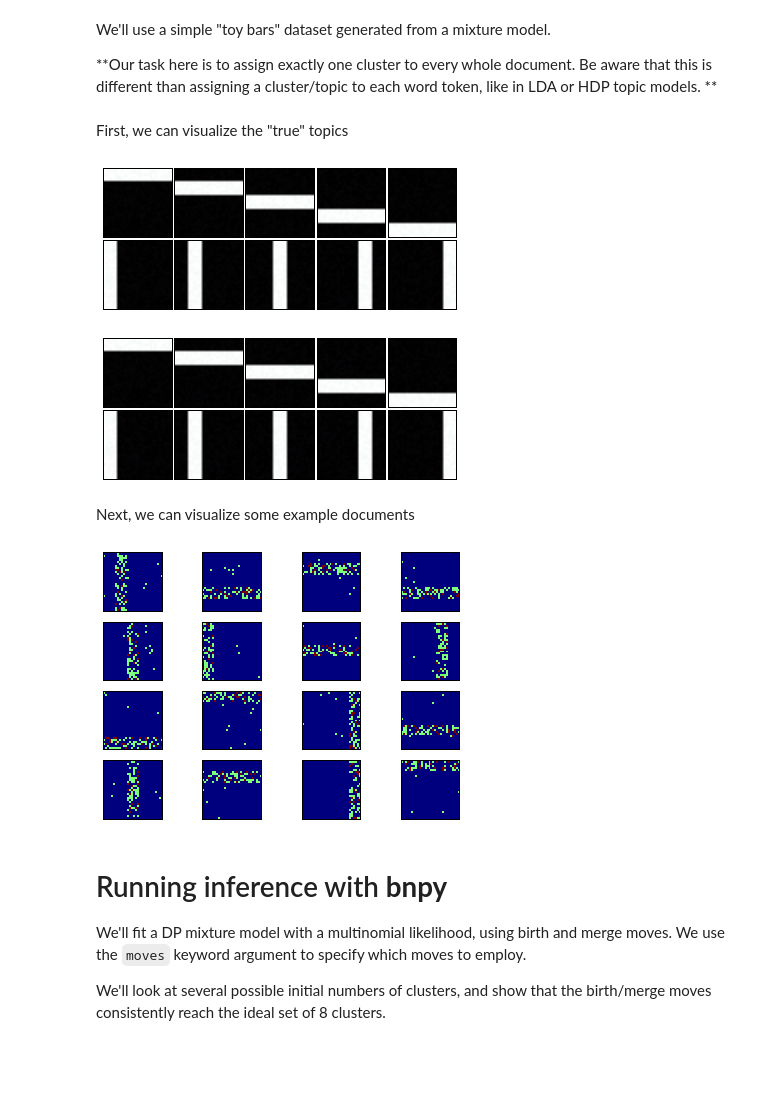
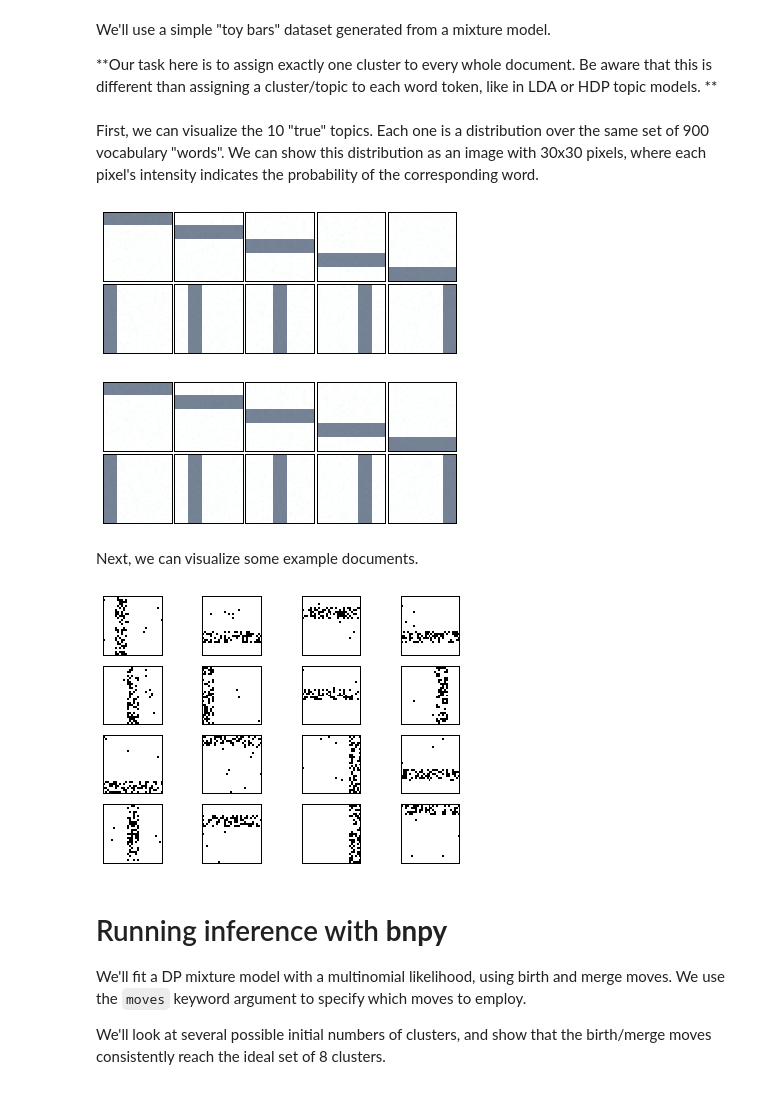
Before and after one commit to co2meal/-bnpy-dev, a Jupyter notebook: demos/BarsToyData-DPMixtureModel-MemoizedWithBirthsAndMerges.ipynb, the cells around one changed output. Drawn from its saved outputs; the diff is of its cells as text; code cells hidden in the pictures; blank space fills up the shorter version.

```diff
--- a/demos/BarsToyData-DPMixtureModel-MemoizedWithBirthsAndMerges.ipynb
+++ b/demos/BarsToyData-DPMixtureModel-MemoizedWithBirthsAndMerges.ipynb
@@ -11,6 +11,12 @@ import bnpy
 
 from matplotlib import pylab
 %pylab inline
+
+imshowArgs = dict(interpolation='nearest',
+                  cmap='bone_r',
+                  vmin=0.0,
+                  vmax=10./900,
+                  )
 # %% [output]
 Populating the interactive namespace from numpy and matplotlib
 # %% [markdown]
@@ -23,19 +29,19 @@ We'll use a simple "toy bars" dataset generated from a mixture model.
 import MixBarsK10V900
 Data = MixBarsK10V900.get_data(nDocTotal=1000, nWordsPerDoc=100)
 Data.name = 'MixBarsK10V900'
-# %% [markdown]
-First, we can visualize the "true" topics
+# %% [markdown]
+First, we can visualize the 10 "true" topics. Each one is a distribution over the same set of 900 vocabulary "words". We can show this distribution as an image with 30x30 pixels, where each pixel's intensity indicates the probability of the corresponding word.
 # %%
-bnpy.viz.BarsViz.showTopicsAsSquareImages(MixBarsK10V900.Defaults['topics'], cmap='bone')
+bnpy.viz.BarsViz.showTopicsAsSquareImages(MixBarsK10V900.Defaults['topics'], **imshowArgs)
 # %% [output]
-[figure, old version]
+[figure, new version]
-[figure, old version]
+[figure, new version]
 # %% [markdown]
-Next, we can visualize some example documents
+Next, we can visualize some example documents.
 # %%
-bnpy.viz.BarsViz.plotExampleBarsDocs(Data)
+bnpy.viz.BarsViz.plotExampleBarsDocs(Data, **imshowArgs)
 # %% [output]
-[figure, old version]
+[figure, new version]
 # %% [markdown]
 # Running inference with **bnpy**
 
```
Also changed, not shown: parts of 3 cells of this notebook, 6 other files.
